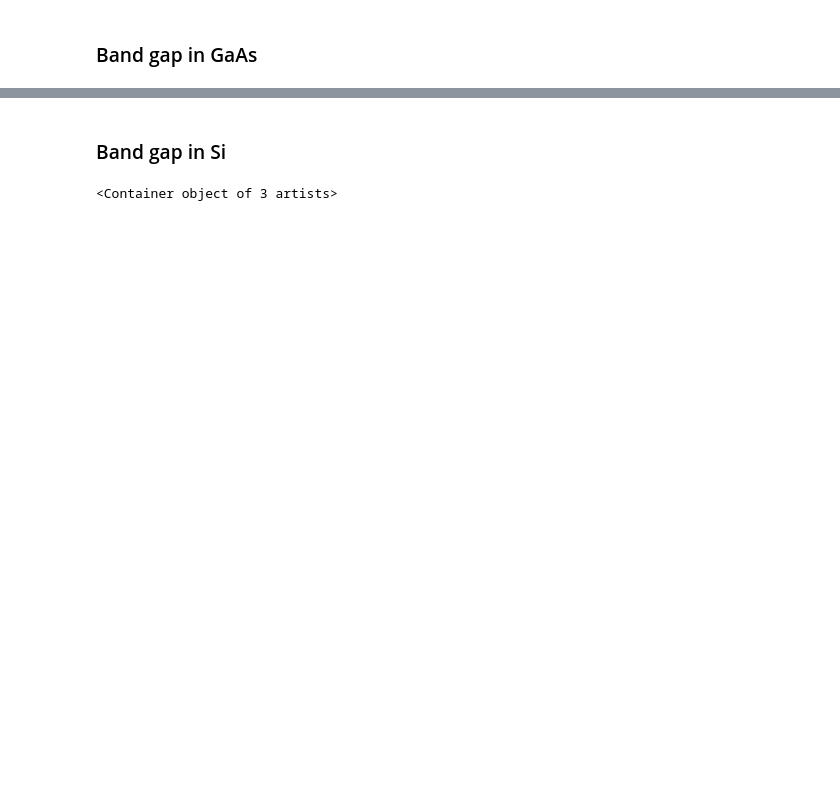
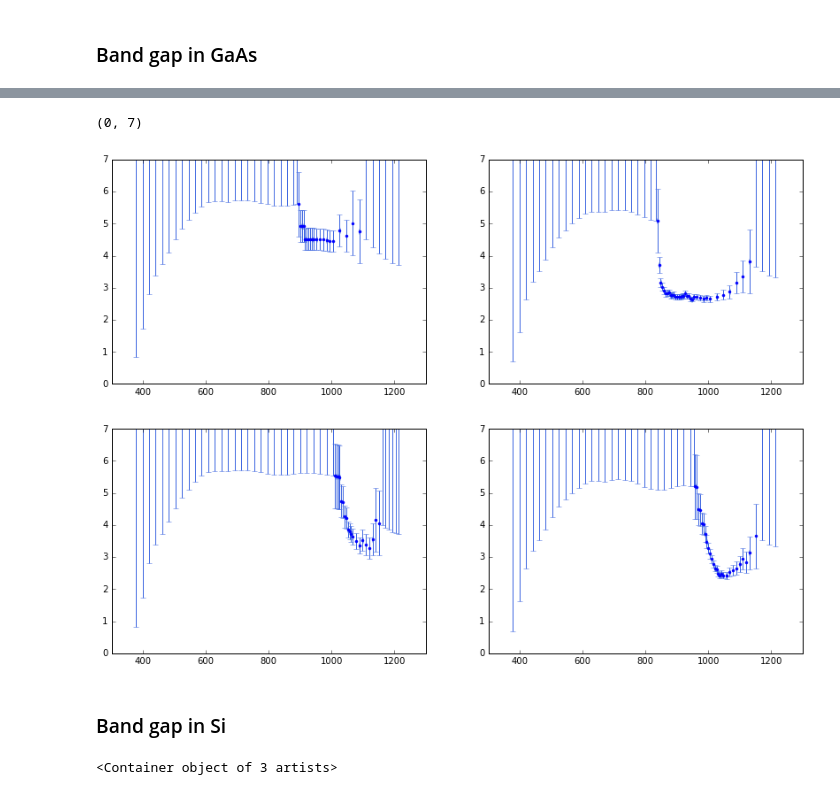
Before and after one commit to NlKLas/PyRePo, a Jupyter notebook: V44/V44.ipynb, the cells around one changed output, grey strips where cells are left out. Cells and saved outputs as stored; diff of their text form; code cells hidden in the pictures; blank space fills up the shorter version.

```diff
--- a/V44/V44.ipynb
+++ b/V44/V44.ipynb
@@ -265,3 +273,50 @@ for i in [0,1,2]:
+# %%
+fig,ax = plt.subplots(2, 2, figsize=(14,10))
+
+y = α([ max(10**-3, U_ga[0][i]) for i in range(len(U_ga[0])) ], U_lamp(mono_ga[0], [0.3,0.7,0]))
+
+yerr = [α(10**-3, U_lamp(mono_ga[0][i], [0.3,0.7,0])) - α(1, U_lamp(mono_ga[0][i], [0.3,0.7,0]))
+        if 10**-3 > U_ga[0][i]
+        else Δα(U_ga[0][i], ΔU, U_lamp(mono_ga[0][i], [0.3,0.7,0]), ΔU)
+        for i in range(len(U_ga[0]))]
+
+ax[0][0].errorbar(λ_corr(mono_ga[0]), y, xerr = Δλ_corr(Δmono), yerr=yerr, color='b', ecolor='royalblue', fmt='.')
+ax[0][0].set_ylim(0,7)
+
+y = α([ max(10**-3, U_ga[1][i]) for i in range(len(U_ga[1])) ], U_lamp(mono_ga[1], [0,0.3,0.7]))
+
+yerr = [α(10**-3, U_lamp(mono_ga[1][i], [0,0.3,0.7])) - α(1, U_lamp(mono_ga[1][i], [0,0.3,0.7]))
+        if 10**-3 > U_ga[1][i]
+        else Δα(U_ga[1][i], ΔU, U_lamp(mono_ga[1][i], [0,0.3,0.7]), ΔU)
+        for i in range(len(U_ga[1]))]
+
+ax[0][1].errorbar(λ_corr(mono_ga[1]), y, xerr = Δλ_corr(Δmono), yerr=yerr, color='b', ecolor='royalblue', fmt='.')
+ax[0][1].set_ylim(0,7)
+
+
+
+y = α([ max(10**-3, U_si[0][i]) for i in range(len(U_si[0])) ], U_lamp(mono_si[0], [0.3,0.7,0]))
+
+yerr = [α(10**-3, U_lamp(mono_si[0][i], [0.3,0.7,0])) - α(1, U_lamp(mono_si[0][i], [0.3,0.7,0]))
+        if 10**-3 > U_si[0][i]
+        else Δα(U_si[0][i], ΔU, U_lamp(mono_si[0][i], [0.3,0.7,0]), ΔU)
+        for i in range(len(U_si[0]))]
+
+ax[1][0].errorbar(λ_corr(mono_si[0]), y, xerr = Δλ_corr(Δmono), yerr=yerr, color='b', ecolor='royalblue', fmt='.')
+ax[1][0].set_ylim(0,7)
+
+y = α([ max(10**-3, U_si[1][i]) for i in range(len(U_si[1])) ], U_lamp(mono_si[1], [0,0.3,0.7]))
+
+yerr = [α(10**-3, U_lamp(mono_si[1][i], [0,0.3,0.7])) - α(1, U_lamp(mono_si[1][i], [0,0.3,0.7]))
+        if 10**-3 > U_si[1][i]
+        else Δα(U_si[1][i], ΔU, U_lamp(mono_si[1][i], [0,0.3,0.7]), ΔU)
+        for i in range(len(U_si[1]))]
+
+ax[1][1].errorbar(λ_corr(mono_si[1]), y, xerr = Δλ_corr(Δmono), yerr=yerr, color='b', ecolor='royalblue', fmt='.')
+ax[1][1].set_ylim(0,7)
+# %% [output]
+(0, 7)
+[figure, added]
 # %% [markdown]
 ### Band gap in Si
 # %%
```
Also changed, not shown: parts of 12 cells of this notebook, 7 other files.
